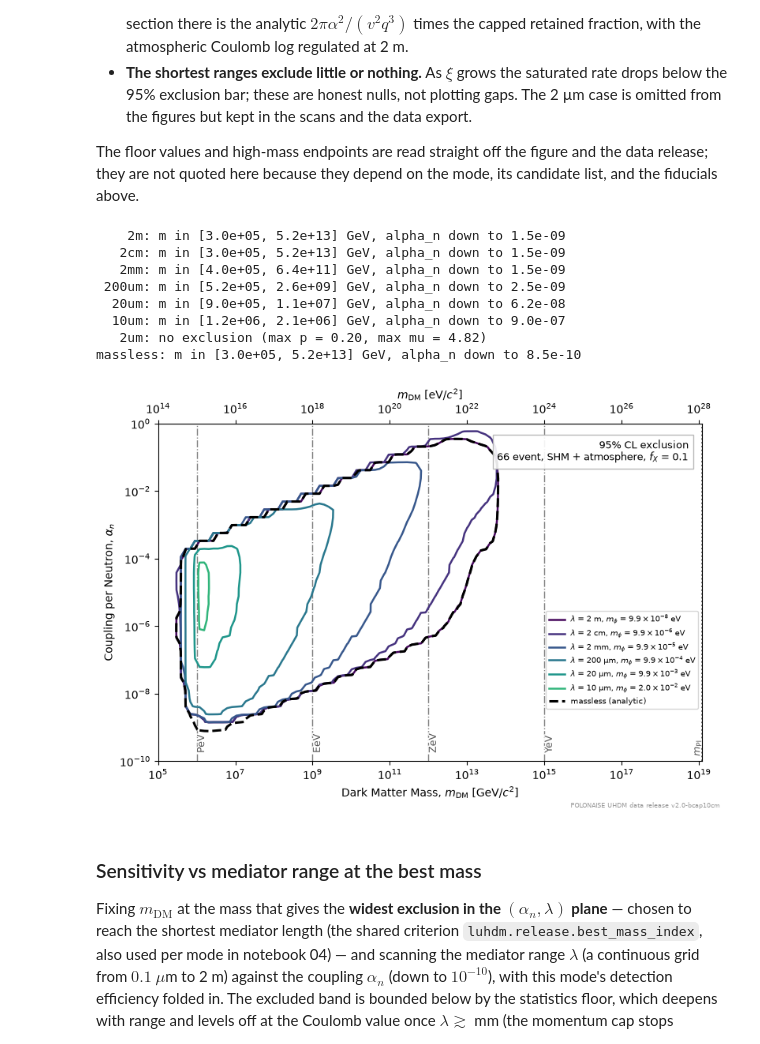
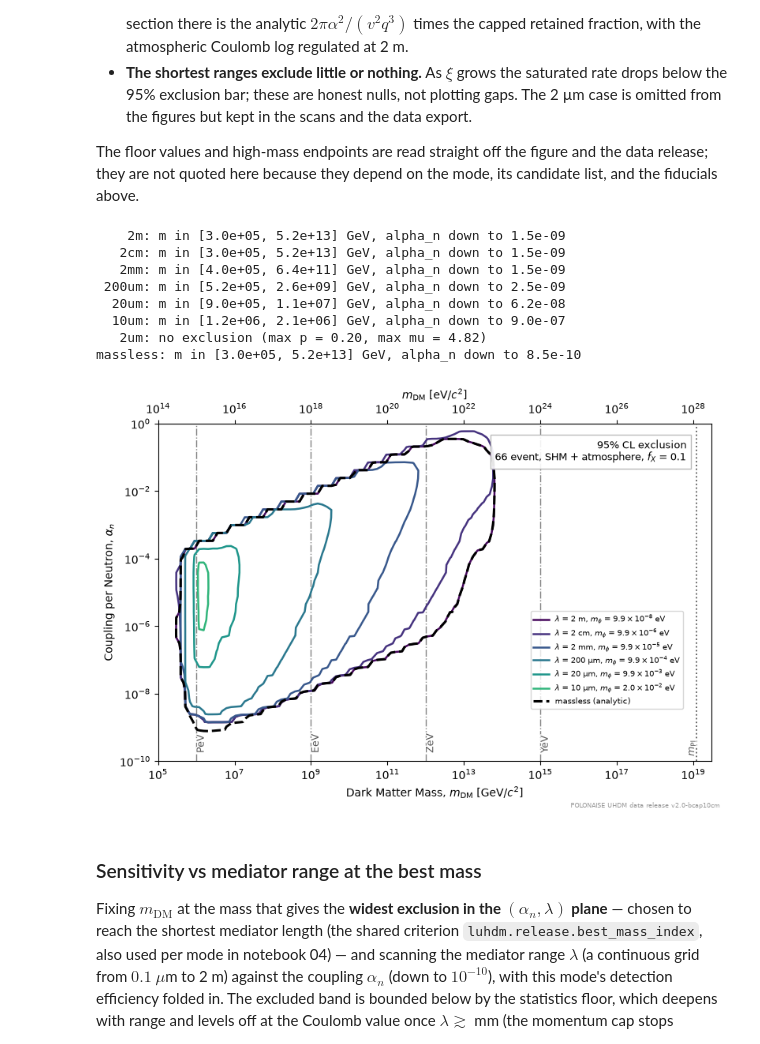
Before and after one commit to PolonaiseExperiment/luhdm, a Jupyter notebook: notebooks/01_limit_contour.ipynb, the cells around one changed output. Cells and saved outputs as stored; diff of their text form; code cells hidden in the pictures.

```diff
--- a/notebooks/01_limit_contour.ipynb
+++ b/notebooks/01_limit_contour.ipynb
@@ -58,6 +58,9 @@ Q_THRESH = config.Q_THRESH          # 0.1 TeV analysis threshold
 T_TOTAL = config.T_EXPOSURE     # dataset live-time, 469.7 h
 CONFIDENCE = 0.95
 M_PLANCK = 1.22e19               # GeV
+# x-axis top for the mass figures: one partial decade past m_Pl, so the
+# Planck marker line falls inside the frame instead of on the right spine
+XMAX_MASS = 3e19                 # GeV
 
 # the seven planned mediator ranges, largest first. The family is ordered in
 # lambda, so it gets a sequential blue-to-green ramp (truncated viridis:
@@ -343,48 +346,48 @@ for tag, lamb, color in ALL_TAGS:
         ax.plot([], [], color=color, lw=1.8, label=lab + " (no exclusion)")
 ax.set_xscale("log")
 ax.set_yscale("log")
-ax.set_xlim(REF["ms"].min(), M_PLANCK)
+ax.set_xlim(REF["ms"].min(), XMAX_MASS)
 ax.set_ylim(REF["alphas_n"].min(), 1.0)
 ax.set_xlabel(r"Dark Matter Mass, $m_{\rm DM}$ [GeV/$c^2$]")
 ax.set_ylabel(r"Coupling per Neutron, $\alpha_n$")
-mark_mass_milestones(ax, REF["ms"].min(), M_PLANCK)
+mark_mass_milestones(ax, REF["ms"].min(), XMAX_MASS)
 mark_planck_mass(ax, REF["ms"][-1])
 sec = ax.secondary_xaxis("top", functions=(lambda x: x * 1e9,
                                             lambda x: x / 1e9))
 sec.set_xlabel(r"$m_{\rm DM}$ [eV/$c^2$]")
 n_shown = len([t for t, _, _ in LAMBDAS if t not in HIDE])
-ax.text(0.975, 0.955,
+ax.text(0.955, 0.955,
         f"{CONFIDENCE:.0%} CL exclusion\n"
         f"{EVENTS.size} event, SHM + atmosphere, $f_X$ = 0.1",
         transform=ax.transAxes, ha="right", va="top", fontsize=9,
         bbox=dict(fc="white", ec="0.7", alpha=0.9))
-ax.legend(loc="center right", bbox_to_anchor=(1.0, 0.30), fontsize=7)
+ax.legend(loc="center right", bbox_to_anchor=(0.955, 0.30), fontsize=7)
 fig.tight_layout()
 save_figure(fig, "01_all_mediator_ranges")
 
 for tag, lamb, color in ALL_TAGS:
     if tag not in SCANS:
         continue
     s = SCANS[tag]
     excl = s["extremeness"] >= CONFIDENCE
     if excl.any():
         m_ex = np.broadcast_to(s["ms"], excl.shape)[excl]
         a_ex = np.broadcast_to(s["alphas_n"][:, None], excl.shape)[excl]
         print(f"{tag:>6}: m in [{m_ex.min():.1e}, {m_ex.max():.1e}] GeV, "
               f"alpha_n down to {a_ex.min():.1e}")
     else:
         print(f"{tag:>6}: no exclusion (max p = {s['extremeness'].max():.2f}, "
               f"max mu = {s['counts'].max():.2f})")
 # %% [output]
     2m: m in [3.0e+05, 5.2e+13] GeV, alpha_n down to 1.5e-09
    2cm: m in [3.0e+05, 5.2e+13] GeV, alpha_n down to 1.5e-09
    2mm: m in [4.0e+05, 6.4e+11] GeV, alpha_n down to 1.5e-09
  200um: m in [5.2e+05, 2.6e+09] GeV, alpha_n down to 2.5e-09
   20um: m in [9.0e+05, 1.1e+07] GeV, alpha_n down to 6.2e-08
   10um: m in [1.2e+06, 2.1e+06] GeV, alpha_n down to 9.0e-07
    2um: no exclusion (max p = 0.20, max mu = 4.82)
 massless: m in [3.0e+05, 5.2e+13] GeV, alpha_n down to 8.5e-10
-[figure, old version]
+[figure, new version]
 # %% [markdown]
 ### Sensitivity vs mediator range at the best mass
 
```
Also changed, not shown: 17 other files.
